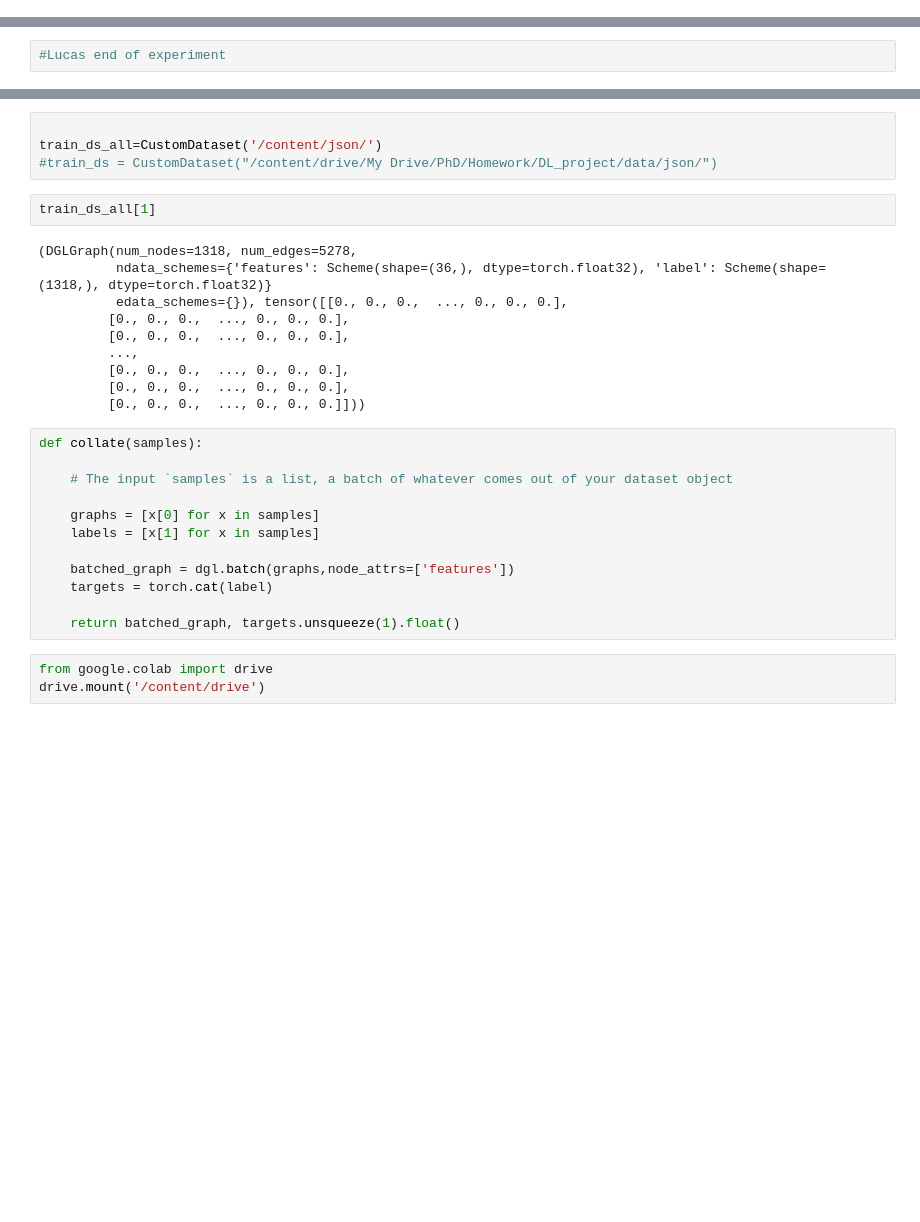
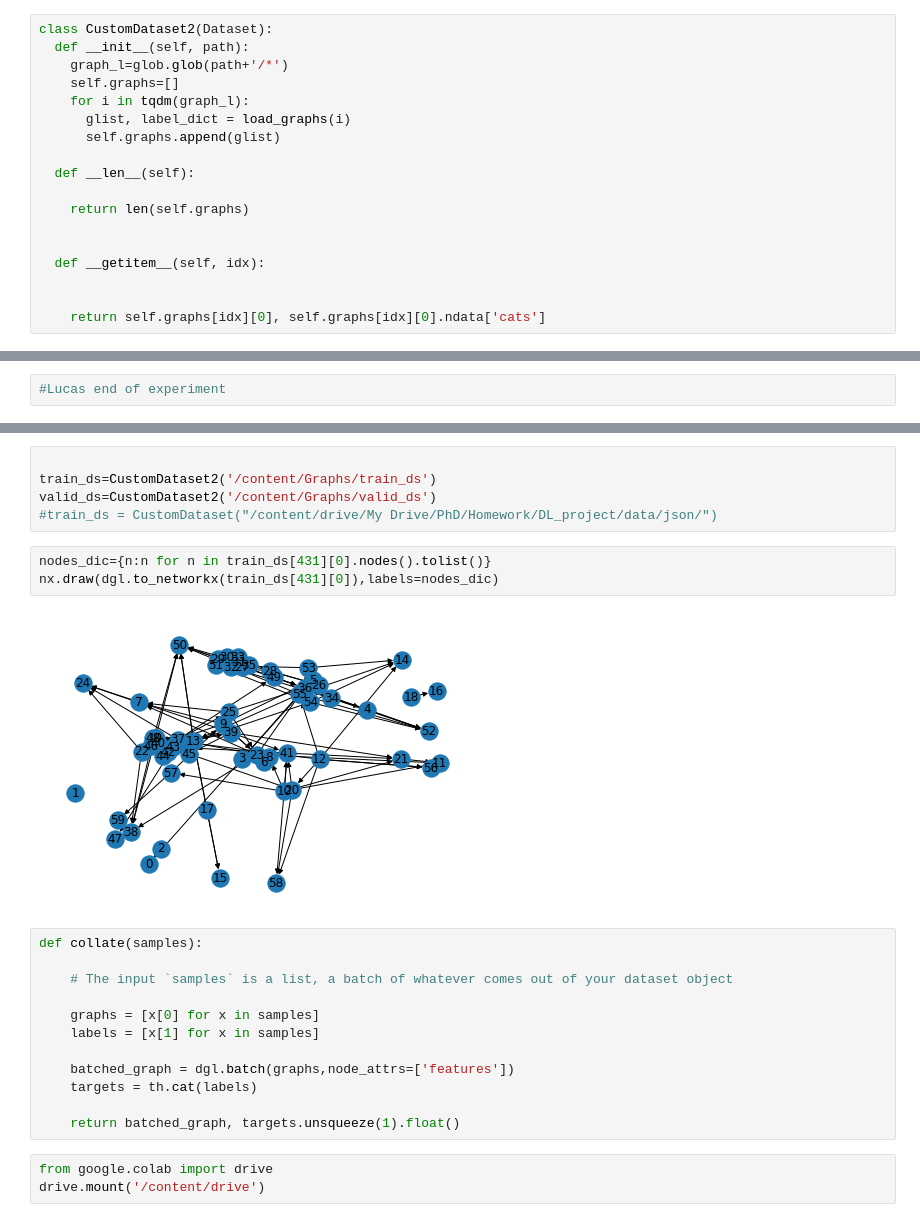
Before and after one commit to LucasCRK/DL_project, a Jupyter notebook: DL_Project.ipynb, the cells around one changed output, grey strips where cells are left out. Cells and saved outputs as stored; diff of their text form; blank space fills up the shorter version.

```diff
--- a/DL_Project.ipynb
+++ b/DL_Project.ipynb
@@ -143,3 +128,21 @@ len(a[0].ndata)
+# %%
+class CustomDataset2(Dataset):
+  def __init__(self, path):
+    graph_l=glob.glob(path+'/*')
+    self.graphs=[]
+    for i in tqdm(graph_l):
+      glist, label_dict = load_graphs(i)
+      self.graphs.append(glist)
+
+  def __len__(self):
+
+    return len(self.graphs)
+
+
+  def __getitem__(self, idx):
+
+
+    return self.graphs[idx][0], self.graphs[idx][0].ndata['cats']
 # %%
 src = list()
 dst = list()
@@ -359,20 +313,14 @@ class CustomDataset(Dataset):
         return self.graphs[idx], self.graphs[idx].ndata['label']
 # %%
 
-train_ds_all=CustomDataset('/content/json/')
+train_ds=CustomDataset2('/content/Graphs/train_ds')
+valid_ds=CustomDataset2('/content/Graphs/valid_ds')
 #train_ds = CustomDataset("/content/drive/My Drive/PhD/Homework/DL_project/data/json/")
-# %%
-train_ds_all[1]
-# %% [output]
-(DGLGraph(num_nodes=1318, num_edges=5278,
-          ndata_schemes={'features': Scheme(shape=(36,), dtype=torch.float32), 'label': Scheme(shape=(1318,), dtype=torch.float32)}
-          edata_schemes={}), tensor([[0., 0., 0.,  ..., 0., 0., 0.],
-         [0., 0., 0.,  ..., 0., 0., 0.],
-         [0., 0., 0.,  ..., 0., 0., 0.],
-         ...,
-         [0., 0., 0.,  ..., 0., 0., 0.],
-         [0., 0., 0.,  ..., 0., 0., 0.],
-         [0., 0., 0.,  ..., 0., 0., 0.]]))
+# %%
+nodes_dic={n:n for n in train_ds[431][0].nodes().tolist()}
+nx.draw(dgl.to_networkx(train_ds[431][0]),labels=nodes_dic)
+# %% [output]
+[figure, added]
 # %%
 def collate(samples):
 
@@ -382,7 +330,7 @@ def collate(samples):
     labels = [x[1] for x in samples]
 
     batched_graph = dgl.batch(graphs,node_attrs=['features'])
-    targets = torch.cat(label)
+    targets = th.cat(labels)
 
     return batched_graph, targets.unsqueeze(1).float()
 # %%
```
Also changed, not shown: parts of 30 cells of this notebook.
